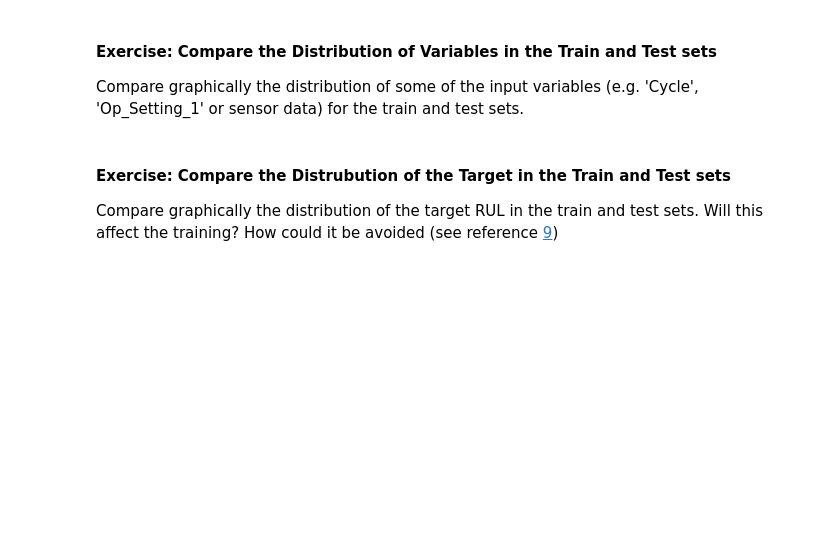
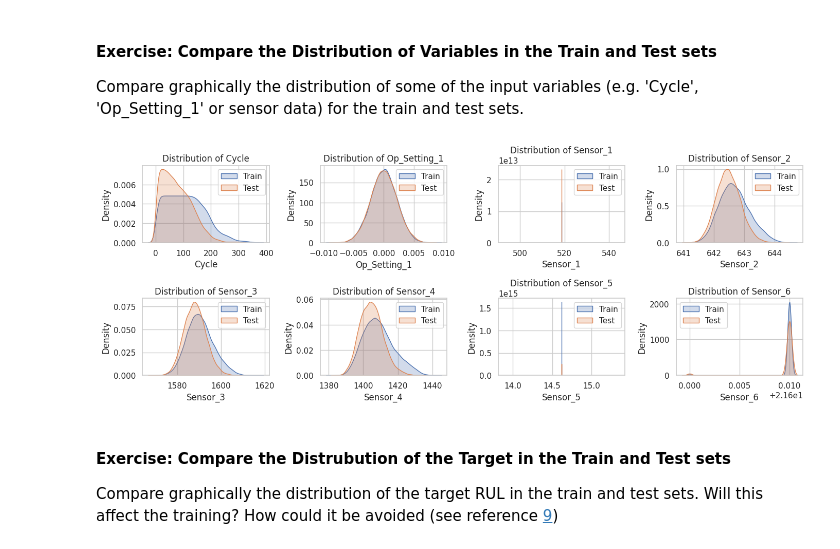
Before and after one commit to siminghasemi/Machin_Learning2024, a Jupyter notebook: predictive_maintenance.ipynb, the cells around one changed output. Cells and saved outputs as stored; diff of their text form; code cells hidden in the pictures; blank space fills up the shorter version.

```diff
--- a/predictive_maintenance.ipynb
+++ b/predictive_maintenance.ipynb
@@ -347,3 +345,29 @@ input variables (e.g. 'Cycle', 'Op_Setting_1' or sensor data) for the train and
+# %%
+# space for exercise solution
+
+import seaborn as sns
+
+# Variables to compare
+features_to_compare = ['Cycle', 'Op_Setting_1', 'Sensor_1', 'Sensor_2', 'Sensor_3', 'Sensor_4', 'Sensor_5', 'Sensor_6']
+
+# Set style
+sns.set(style="whitegrid")
+
+# Plot
+plt.figure(figsize=(14, 10))
+for i, feature in enumerate(features_to_compare, 1):
+    plt.subplot(4, 4, i)
+    sns.kdeplot(train_df[feature], label='Train', fill=True, common_norm=False)
+    sns.kdeplot(test_df[feature], label='Test', fill=True, common_norm=False)
+    plt.title(f'Distribution of {feature}')
+    plt.xlabel(feature)
+    plt.ylabel('Density')
+    plt.legend()
+
+plt.tight_layout()
+plt.show()
+# %% [output]
+[figure, added]
 # %% [markdown]
 #### Exercise: Compare the Distrubution of the Target in the Train and Test sets
 
```
Also changed, not shown: parts of 3 cells of this notebook.
